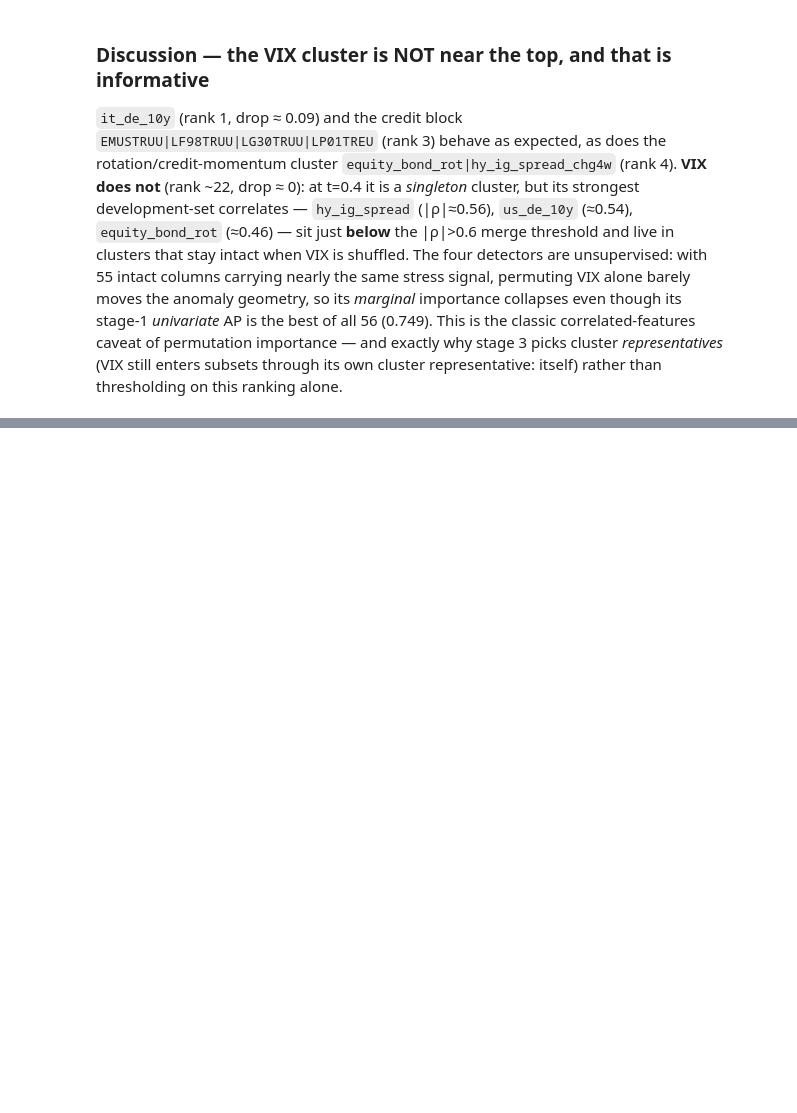
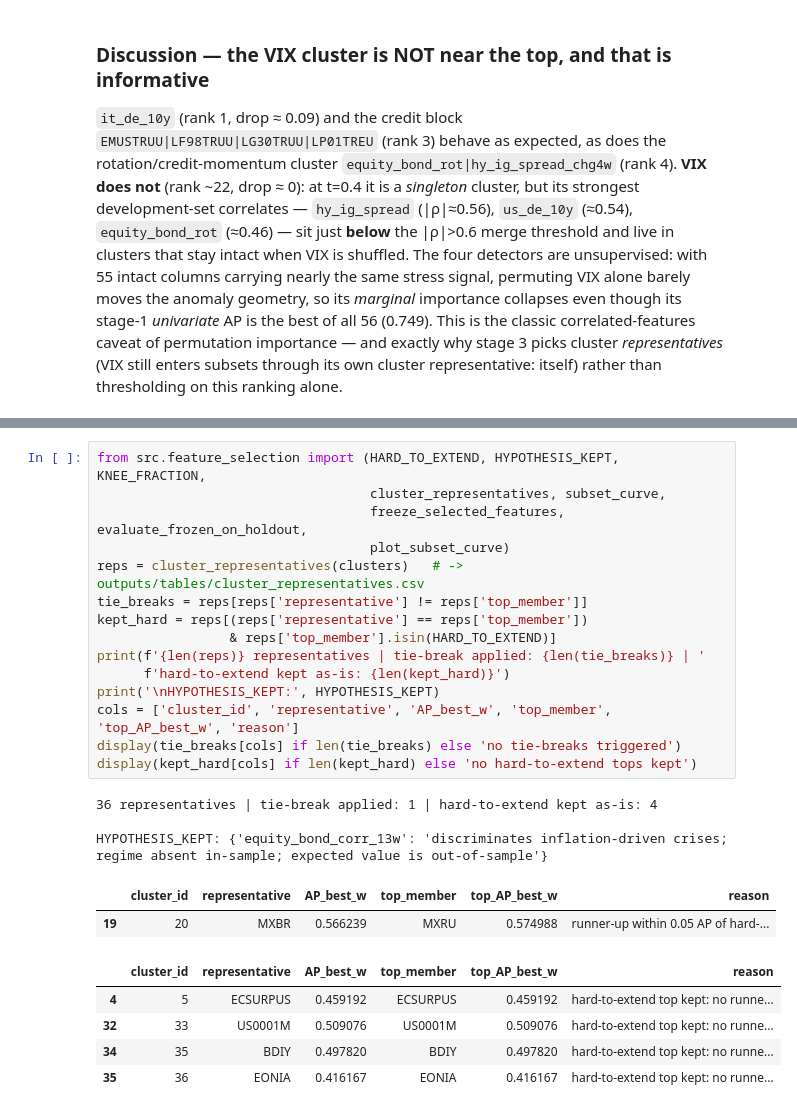
Before and after one commit to FrancescoImpenati/NewTechHackaton, a Jupyter notebook: notebooks/11_feature_selection.ipynb, the cells around one changed output, grey strips where cells are left out. Saved outputs shown, nothing was run; the diff lists cells and outputs as text; blank space fills up the shorter version.

```diff
--- a/notebooks/11_feature_selection.ipynb
+++ b/notebooks/11_feature_selection.ipynb
@@ -125,0 +144,26 @@ cluster representative: itself) rather than thresholding on this ranking alone.
+# %%
+from src.feature_selection import (HARD_TO_EXTEND, HYPOTHESIS_KEPT, KNEE_FRACTION,
+                                   cluster_representatives, subset_curve,
+                                   freeze_selected_features, evaluate_frozen_on_holdout,
+                                   plot_subset_curve)
+reps = cluster_representatives(clusters)   # -> outputs/tables/cluster_representatives.csv
+tie_breaks = reps[reps['representative'] != reps['top_member']]
+kept_hard = reps[(reps['representative'] == reps['top_member'])
+                 & reps['top_member'].isin(HARD_TO_EXTEND)]
+print(f'{len(reps)} representatives | tie-break applied: {len(tie_breaks)} | '
+      f'hard-to-extend kept as-is: {len(kept_hard)}')
+print('\nHYPOTHESIS_KEPT:', HYPOTHESIS_KEPT)
+cols = ['cluster_id', 'representative', 'AP_best_w', 'top_member', 'top_AP_best_w', 'reason']
+display(tie_breaks[cols] if len(tie_breaks) else 'no tie-breaks triggered')
+display(kept_hard[cols] if len(kept_hard) else 'no hard-to-extend tops kept')
+# %% [output]
+36 representatives | tie-break applied: 1 | hard-to-extend kept as-is: 4
+
+HYPOTHESIS_KEPT: {'equity_bond_corr_13w': 'discriminates inflation-driven crises; regime absent in-sample; expected value is out-of-sample'}
+|  | cluster_id | representative | AP_best_w | top_member | top_AP_best_w | reason |
+| 19 | 20 | MXBR | 0.566239 | MXRU | 0.574988 | runner-up within 0.05 AP of hard-... |
+|  | cluster_id | representative | AP_best_w | top_member | top_AP_best_w | reason |
+| 4 | 5 | ECSURPUS | 0.459192 | ECSURPUS | 0.459192 | hard-to-extend top kept: no runne... |
+| 32 | 33 | US0001M | 0.509076 | US0001M | 0.509076 | hard-to-extend top kept: no runne... |
+| 34 | 35 | BDIY | 0.497820 | BDIY | 0.497820 | hard-to-extend top kept: no runne... |
+| 35 | 36 | EONIA | 0.416167 | EONIA | 0.416167 | hard-to-extend top kept: no runne... |
```
Also changed, not shown: parts of 10 cells of this notebook, 8 other files.
